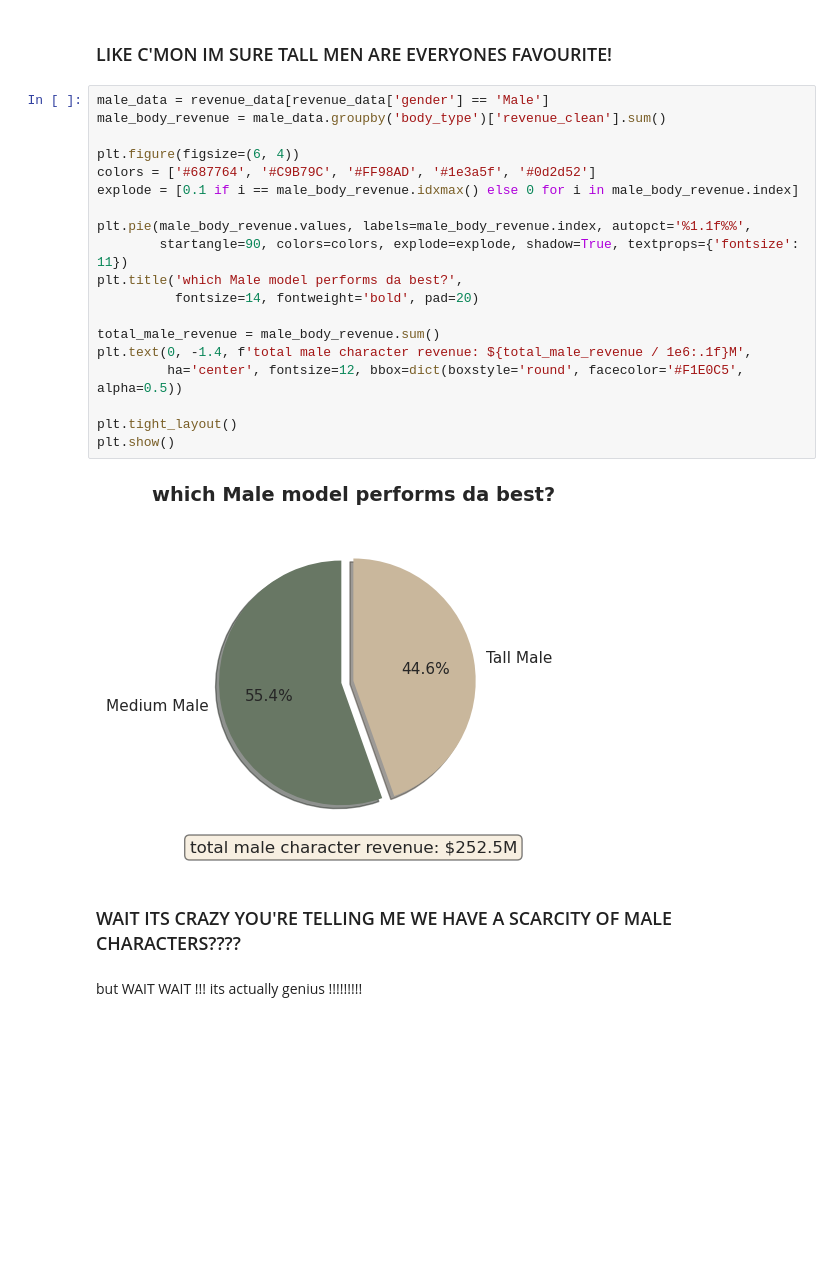
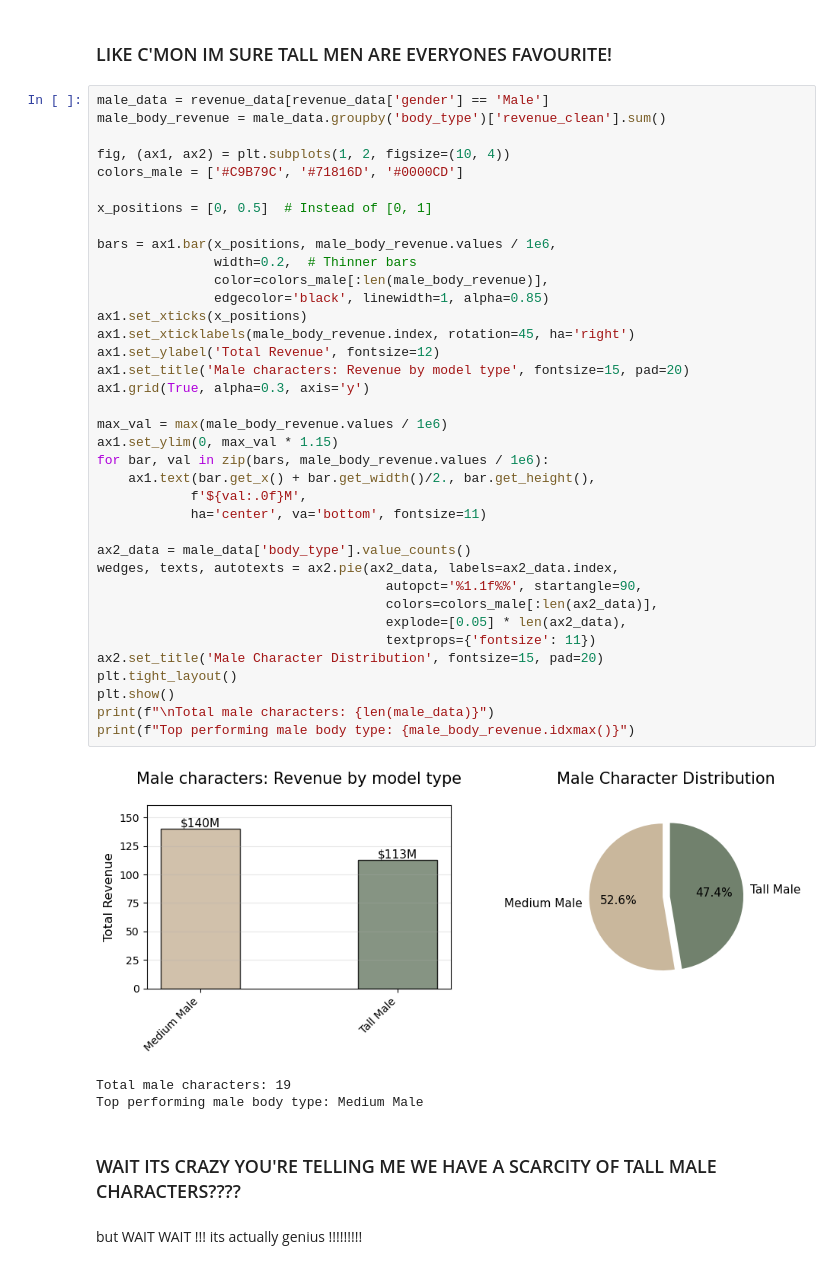
Before and after one commit to nakachens/character_design_analysation, a Jupyter notebook: character_design_analysation.ipynb, the cells around one changed output. Saved outputs shown, nothing was run; the diff lists cells and outputs as text; blank space fills up the shorter version.

Commit message:
another chart addeed~

```diff
--- a/character_design_analysation.ipynb
+++ b/character_design_analysation.ipynb
@@ -178,29 +178,49 @@ interesting but what about the male models?
 ## Question 4 - Do male characters in CERTAIN body types perform better?
 # %% [markdown]
 ### LIKE C'MON IM SURE TALL MEN ARE EVERYONES FAVOURITE!
-# %%
-male_data = revenue_data[revenue_data['gender'] == 'Male']
-male_body_revenue = male_data.groupby('body_type')['revenue_clean'].sum()
-
-plt.figure(figsize=(6, 4))
-colors = ['#687764', '#C9B79C', '#FF98AD', '#1e3a5f', '#0d2d52']
-explode = [0.1 if i == male_body_revenue.idxmax() else 0 for i in male_body_revenue.index]
-
-plt.pie(male_body_revenue.values, labels=male_body_revenue.index, autopct='%1.1f%%',
-        startangle=90, colors=colors, explode=explode, shadow=True, textprops={'fontsize': 11})
-plt.title('which Male model performs da best?',
-          fontsize=14, fontweight='bold', pad=20)
-
-total_male_revenue = male_body_revenue.sum()
-plt.text(0, -1.4, f'total male character revenue: ${total_male_revenue / 1e6:.1f}M',
-         ha='center', fontsize=12, bbox=dict(boxstyle='round', facecolor='#F1E0C5', alpha=0.5))
-
-plt.tight_layout()
-plt.show()
-# %% [output]
-[figure, removed]
+# %%
+male_data = revenue_data[revenue_data['gender'] == 'Male']
+male_body_revenue = male_data.groupby('body_type')['revenue_clean'].sum()
+
+fig, (ax1, ax2) = plt.subplots(1, 2, figsize=(10, 4))
+colors_male = ['#C9B79C', '#71816D', '#0000CD']
+
+x_positions = [0, 0.5]  # Instead of [0, 1]
+
+bars = ax1.bar(x_positions, male_body_revenue.values / 1e6,
+               width=0.2,  # Thinner bars
+               color=colors_male[:len(male_body_revenue)],
+               edgecolor='black', linewidth=1, alpha=0.85)
+ax1.set_xticks(x_positions)
+ax1.set_xticklabels(male_body_revenue.index, rotation=45, ha='right')
+ax1.set_ylabel('Total Revenue', fontsize=12)
+ax1.set_title('Male characters: Revenue by model type', fontsize=15, pad=20)
+ax1.grid(True, alpha=0.3, axis='y')
+
+max_val = max(male_body_revenue.values / 1e6)
+ax1.set_ylim(0, max_val * 1.15)
+for bar, val in zip(bars, male_body_revenue.values / 1e6):
+    ax1.text(bar.get_x() + bar.get_width()/2., bar.get_height(),
+            f'${val:.0f}M',
+            ha='center', va='bottom', fontsize=11)
+
+ax2_data = male_data['body_type'].value_counts()
+wedges, texts, autotexts = ax2.pie(ax2_data, labels=ax2_data.index,
+                                     autopct='%1.1f%%', startangle=90,
+                                     colors=colors_male[:len(ax2_data)],
+                                     explode=[0.05] * len(ax2_data),
+                                     textprops={'fontsize': 11})
+ax2.set_title('Male Character Distribution', fontsize=15, pad=20)
+plt.tight_layout()
+plt.show()
+print(f"\nTotal male characters: {len(male_data)}")
+print(f"Top performing male body type: {male_body_revenue.idxmax()}")
+# %% [output]
+[figure, added]
+Total male characters: 19
+Top performing male body type: Medium Male
 # %% [markdown]
-### WAIT ITS CRAZY YOU'RE TELLING ME WE HAVE A SCARCITY OF MALE CHARACTERS????
+### WAIT ITS CRAZY YOU'RE TELLING ME WE HAVE A SCARCITY OF TALL MALE CHARACTERS????
 # %% [markdown]
 but WAIT WAIT !!! its actually genius !!!!!!!!!
 # %% [markdown]
```
Also changed, not shown: parts of 3 cells of this notebook.
